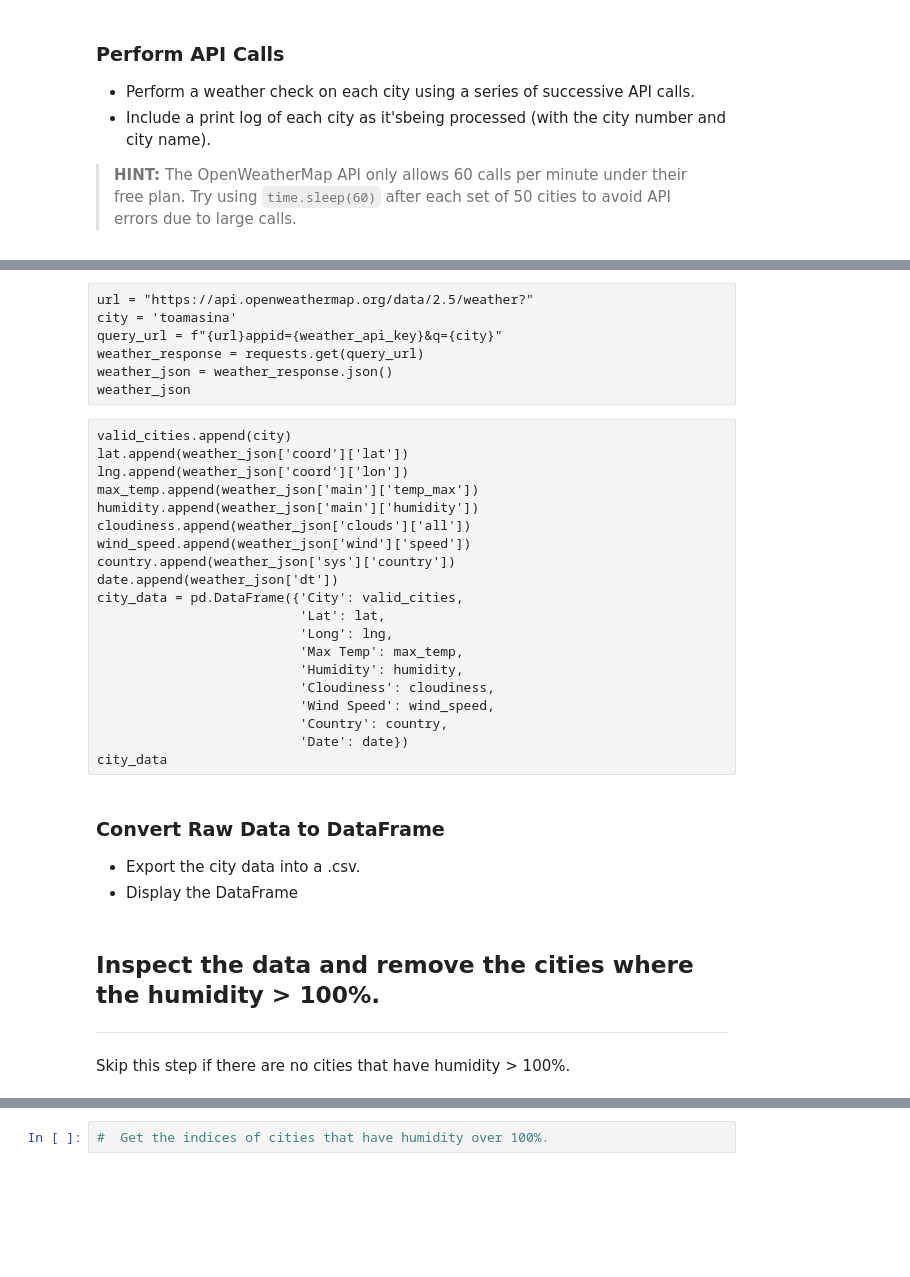
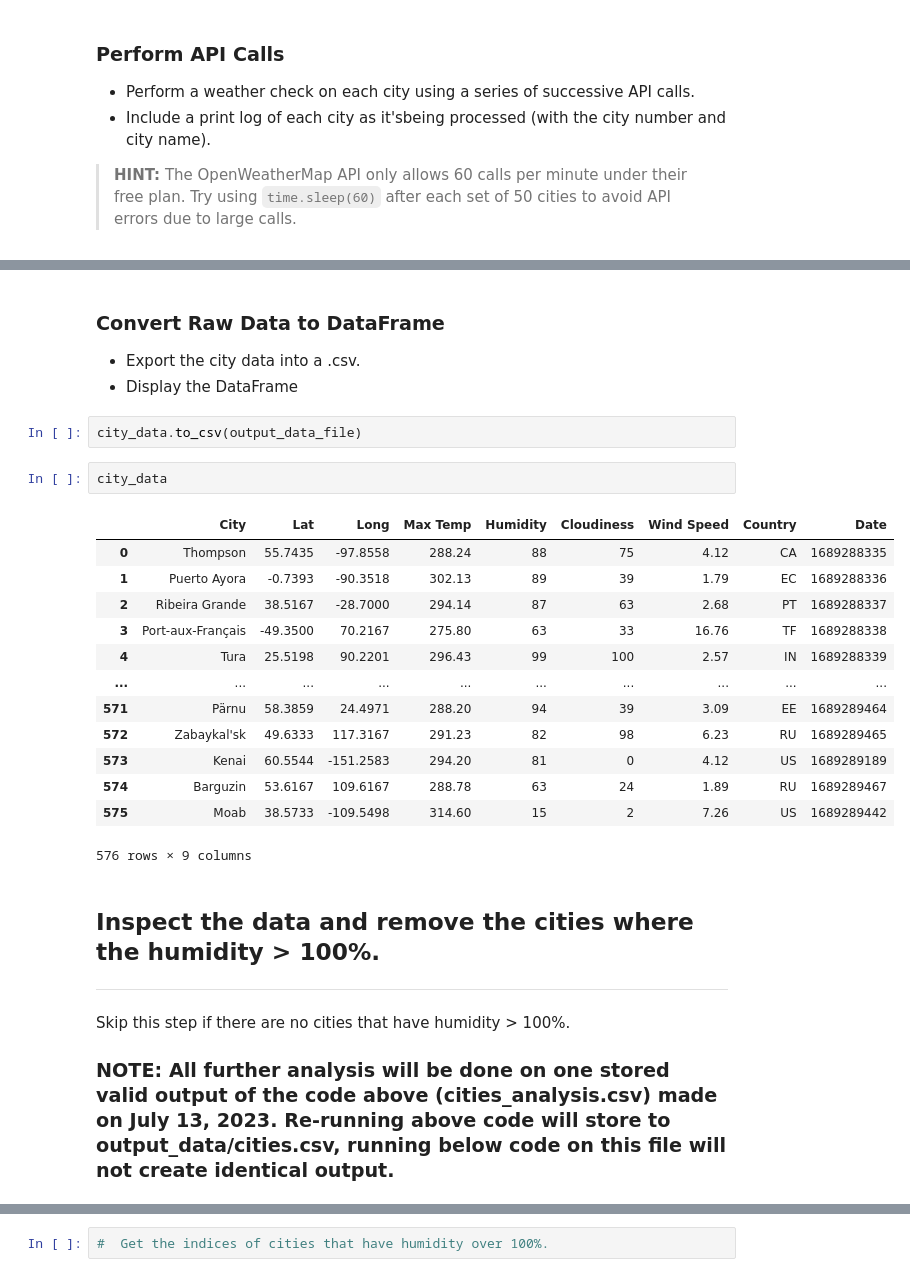
Before and after one commit to redtea3930/weather-api-visualizations, a Jupyter notebook: WeatherAPI.ipynb, the cells around one changed output, grey strips where cells are left out. Cells and saved outputs as stored; diff of their text form; blank space fills up the shorter version.

```diff
--- a/WeatherAPI.ipynb
+++ b/WeatherAPI.ipynb
@@ -137,35 +151,28 @@ data for lyantor unavailable
-# %% [raw]
-url = "https://api.openweathermap.org/data/2.5/weather?"
-city = 'toamasina'
-query_url = f"{url}appid={weather_api_key}&q={city}"
-weather_response = requests.get(query_url)
-weather_json = weather_response.json()
-weather_json
-# %% [raw]
-valid_cities.append(city)
-lat.append(weather_json['coord']['lat'])
-lng.append(weather_json['coord']['lon'])
-max_temp.append(weather_json['main']['temp_max'])
-humidity.append(weather_json['main']['humidity'])
-cloudiness.append(weather_json['clouds']['all'])
-wind_speed.append(weather_json['wind']['speed'])
-country.append(weather_json['sys']['country'])
-date.append(weather_json['dt'])
-city_data = pd.DataFrame({'City': valid_cities,
-                          'Lat': lat,
-                          'Long': lng,
-                          'Max Temp': max_temp,
-                          'Humidity': humidity,
-                          'Cloudiness': cloudiness,
-                          'Wind Speed': wind_speed,
-                          'Country': country,
-                          'Date': date})
-city_data
 # %% [markdown]
 ### Convert Raw Data to DataFrame
 * Export the city data into a .csv.
 * Display the DataFrame
+# %%
+city_data.to_csv(output_data_file)
+# %%
+city_data
+# %% [output]
+|  | City | Lat | Long | Max Temp | Humidity | Cloudiness | Wind Speed | Country | Date |
+| 0 | Thompson | 55.7435 | -97.8558 | 288.24 | 88 | 75 | 4.12 | CA | 1689288335 |
+| 1 | Puerto Ayora | -0.7393 | -90.3518 | 302.13 | 89 | 39 | 1.79 | EC | 1689288336 |
+| 2 | Ribeira Grande | 38.5167 | -28.7000 | 294.14 | 87 | 63 | 2.68 | PT | 1689288337 |
+| 3 | Port-aux-Français | -49.3500 | 70.2167 | 275.80 | 63 | 33 | 16.76 | TF | 1689288338 |
+| 4 | Tura | 25.5198 | 90.2201 | 296.43 | 99 | 100 | 2.57 | IN | 1689288339 |
+| ... | ... | ... | ... | ... | ... | ... | ... | ... | ... |
+| 571 | Pärnu | 58.3859 | 24.4971 | 288.20 | 94 | 39 | 3.09 | EE | 1689289464 |
+| 572 | Zabaykal'sk | 49.6333 | 117.3167 | 291.23 | 82 | 98 | 6.23 | RU | 1689289465 |
+| 573 | Kenai | 60.5544 | -151.2583 | 294.20 | 81 | 0 | 4.12 | US | 1689289189 |
+| 574 | Barguzin | 53.6167 | 109.6167 | 288.78 | 63 | 24 | 1.89 | RU | 1689289467 |
+| 575 | Moab | 38.5733 | -109.5498 | 314.60 | 15 | 2 | 7.26 | US | 1689289442 |
+576 rows × 9 columns
 # %% [markdown]
 ## Inspect the data and remove the cities where the humidity > 100%.
 ----
 Skip this step if there are no cities that have humidity > 100%.
+
+### **NOTE: All further analysis will be done on one stored valid output of the code above (cities_analysis.csv) made on July 13, 2023. Re-running above code will store to output_data/cities.csv, running below code on this file will not create identical output.**
```
Also changed, not shown: parts of 7 cells of this notebook, 3 other files.
